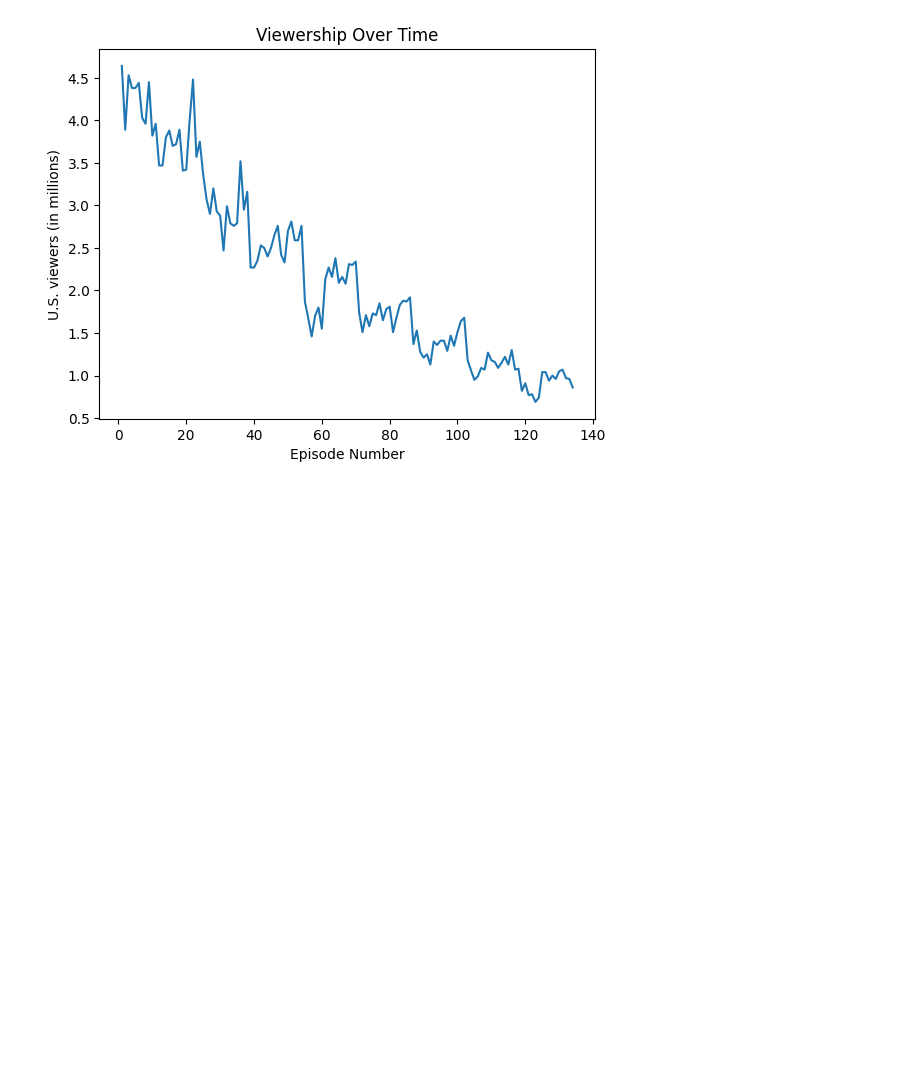
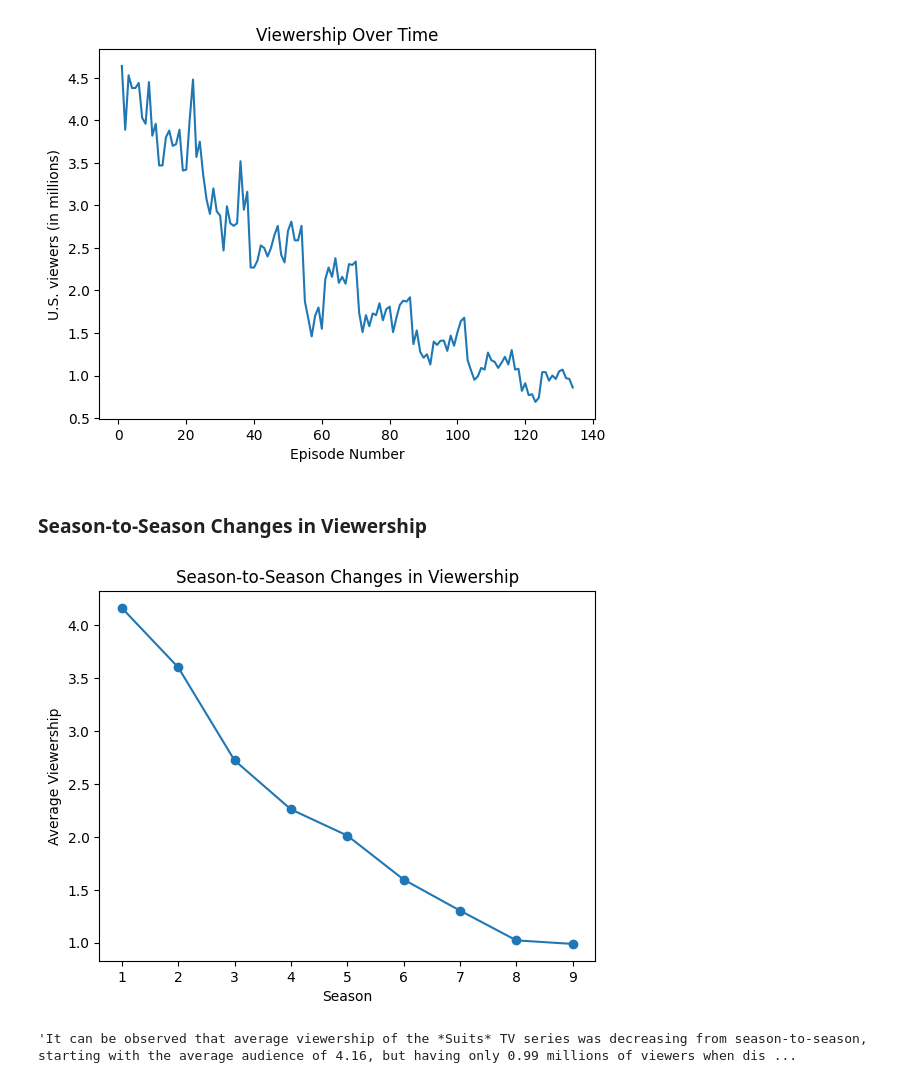
Before and after one commit to NataliaRoszczypala/RR_8, a Jupyter notebook: RR_8.ipynb, the cells around one changed output. Saved outputs shown, nothing was run; the diff lists cells and outputs as text; code cells hidden in the pictures; blank space fills up the shorter version.

Commit message:
season-to-season viewership

```diff
--- a/RR_8.ipynb
+++ b/RR_8.ipynb
@@ -181,3 +182,37 @@ plt.ylabel('U.S. viewers (in millions)')
 plt.grid(False)
 # %% [output]
 [figure]
+# %% [markdown]
+### **Season-to-Season Changes in Viewership**
+# %%
+season_lengths = [12, 16, 16, 16, 16, 16, 16, 16, 10]
+
+# Calculating average viewership for each season
+start_index = 0
+average_viewership = []
+
+for length in season_lengths:
+    ratings_list = merged_views[start_index:start_index + length]
+    avg_viewership = np.mean(ratings_list)
+    average_viewership.append(avg_viewership)
+    start_index += length
+
+# Season numbers
+season_numbers = list(range(1, len(average_viewership) + 1))
+
+# Creating the plot
+plt.plot(season_numbers, average_viewership, marker='o', linestyle='-')
+plt.title('Season-to-Season Changes in Viewership')
+plt.xlabel('Season')
+plt.ylabel('Average Viewership')
+plt.grid(False)
+# %% [output]
+[figure, added]
+# %%
+drop = average_viewership[1] - average_viewership[2]
+
+markdown_text = f"""It can be observed that average viewership of the *Suits* TV series was decreasing from season-to-season, starting with the average audience of {round(average_viewership[0], 2)} million, but having only {round(average_viewership[8],2)} million of viewers when displaying season 9. The highest drop in viewership might be observed after season 2 when the TV series lost approximately {round(drop,2)} million of viewers."""
+
+markdown_text
+# %% [output]
+'It can be observed that average viewership of the *Suits* TV series was decreasing from season-to-season, starting with the average audience of 4.16, but having only 0.99 millions of viewers when dis ...
```
Also changed, not shown: parts of 1 cell of this notebook, 1 other file.
